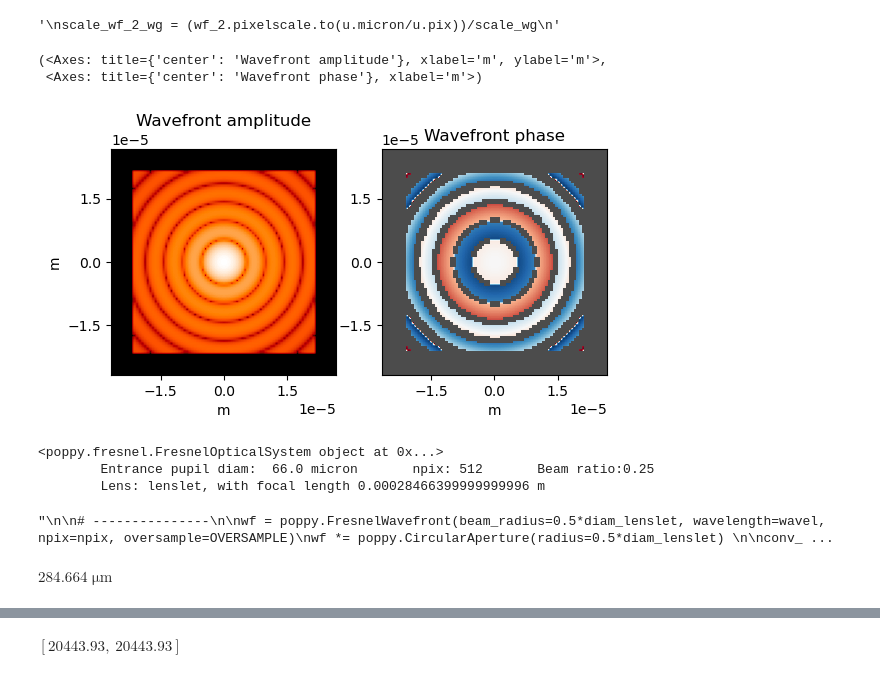
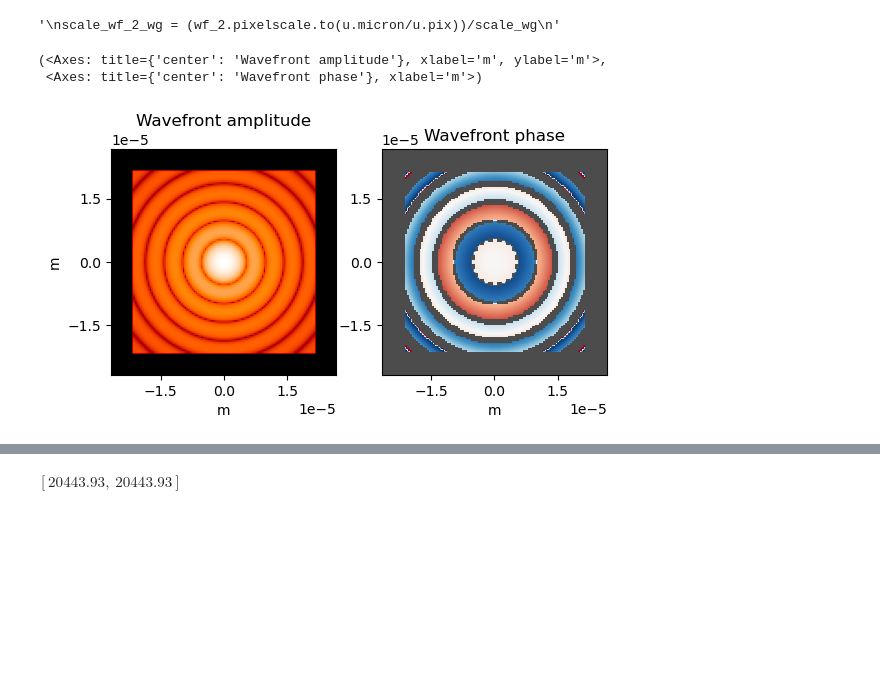
Before and after one commit to mwanakijiji/glint_misc, a Jupyter notebook: notebooks/fresnel_propagation.ipynb, the cells around one changed output, grey strips where cells are left out. Cells and saved outputs as stored; diff of their text form; code cells hidden in the pictures; blank space fills up the shorter version.

```diff
--- a/notebooks/fresnel_propagation.ipynb
+++ b/notebooks/fresnel_propagation.ipynb
@@ -93,97 +89,40 @@ OVERSAMPLE = 7 #scale_wf_2_wg
 # %%
 # construct Fresnel system with lens of focal length f um and project image
 
-npix = 1024 # ~512 is minimum to accurately recover the central diffraction spike
+npix = 512 # ~512 is minimum to accurately recover the central diffraction spike
 
 ## LOOP THIS
 z = f_lens # propagation distance
 
-wf = poppy.FresnelWavefront(beam_radius=0.5*diam_lenslet, wavelength=wavel, npix=npix, oversample=OVERSAMPLE)
+wf = poppy.FresnelWavefront(beam_radius=0.5*diam_lenslet, wavelength=wavel, npix=npix, oversample=10)
 wf *= poppy.CircularAperture(radius=0.5*diam_lenslet)
 
 conv_lens = poppy.QuadraticLens(f_lens=f_lens)
 wf *= conv_lens
 
 # propagate over distance z
 wf.propagate_fresnel(z)
 
 # wavefront on MLA
 wf_1 = copy.deepcopy(wf)
 
 #det = osys_circ.add_detector(pixelscale=pixelscale_ang, fov_pixels=100)
 
 # crop to the physical size of the waveguide cutout
 wf *= poppy.RectangleAperture(width=x_dim_waveguide, height=y_dim_waveguide)
+# remove residual zeros on edges
+x, y = np.nonzero(wf.amplitude)
+xl,xr = x.min(),x.max()
+yl,yr = y.min(),y.max()
+wf_amp_cropped = wf.amplitude[xl:xr+1, yl:yr+1]
+wf_phase_cropped = wf.phase[xl:xr+1, yl:yr+1]
 
-wf_2 = copy.deepcopy(wf)
-
+#wf_2 = copy.deepcopy(wf)
 
 wf.display('both', scale='log',
            vmax=wf.amplitude.max(), vmin=wf.amplitude.max()*1e-5,
            imagecrop=10.*circ_r_um)
 # %% [output]
 (<Axes: title={'center': 'Wavefront amplitude'}, xlabel='m', ylabel='m'>,
  <Axes: title={'center': 'Wavefront phase'}, xlabel='m'>)
-[figure, old version]
+[figure, new version]
-# %%
-# construct Fresnel system with lens of focal length f um and project image
-
-npix = 1024 # ~512 is minimum to accurately recover the central diffraction spike
-
-## LOOP THIS
-z = f_lens # propagation distance
-
-osys_fresnel = poppy.FresnelOpticalSystem(pupil_diameter=diam_lenslet, npix=512, beam_ratio=0.25)
-
-wf = poppy.FresnelWavefront(beam_radius=0.5*diam_lenslet, wavelength=wavel, npix=npix, oversample=4)
-
-m1 = poppy.QuadraticLens(f_lens_substr, name='lenslet')
-
-test1 = osys_fresnel.add_optic(m1, distance=0*u.micron)
-
-#det = osys_fresnel.add_detector(pixelscale=scale_wg, fov_pixels=200, distance=z)
-
-
-test2 = osys_fresnel.propagate(wf)
-
-osys_fresnel.describe()
-
-#test = osys_fresnel.calc_psf(return_intermediates=True)
-
-'''
-
-# ---------------
-
-wf = poppy.FresnelWavefront(beam_radius=0.5*diam_lenslet, wavelength=wavel, npix=npix, oversample=OVERSAMPLE)
-wf *= poppy.CircularAperture(radius=0.5*diam_lenslet)
-
-conv_lens = poppy.QuadraticLens(f_lens=f_lens)
-wf *= conv_lens
-
-# propagate over distance z
-wf.propagate_fresnel(z)
-
-# wavefront on MLA
-wf_1 = copy.deepcopy(wf)
-
-
-
-# crop to the physical size of the waveguide cutout
-wf *= poppy.RectangleAperture(width=x_dim_waveguide, height=y_dim_waveguide)
-
-wf_2 = copy.deepcopy(wf)
-
-
-wf.display('both', scale='log',
-           vmax=wf.amplitude.max(), vmin=wf.amplitude.max()*1e-5,
-           imagecrop=10.*circ_r_um)
-'''
-# %% [output]
-<poppy.fresnel.FresnelOpticalSystem object at 0x...>
-        Entrance pupil diam:  66.0 micron       npix: 512       Beam ratio:0.25
-        Lens: lenslet, with focal length 0.00028466399999999996 m
-"\n\n# ---------------\n\nwf = poppy.FresnelWavefront(beam_radius=0.5*diam_lenslet, wavelength=wavel, npix=npix, oversample=OVERSAMPLE)\nwf *= poppy.CircularAperture(radius=0.5*diam_lenslet) \n\nconv_ ...
-# %%
-f_lens_substr
-# %% [output]
-$284.664 \; \mathrm{\mu m}$
```
Also changed, not shown: parts of 16 cells of this notebook.
